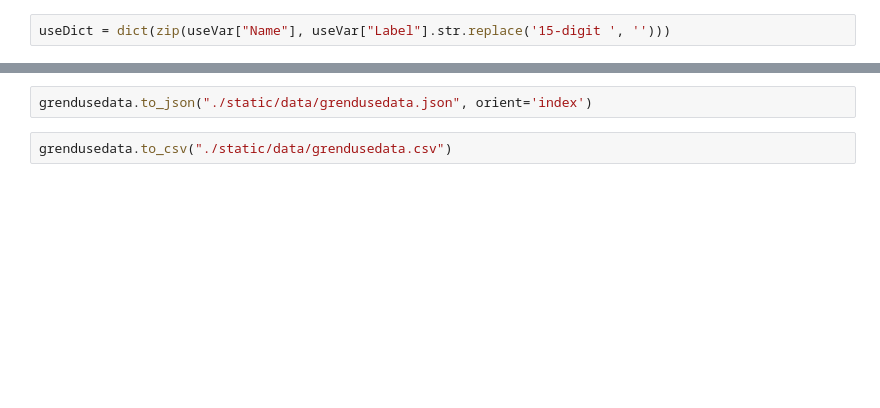
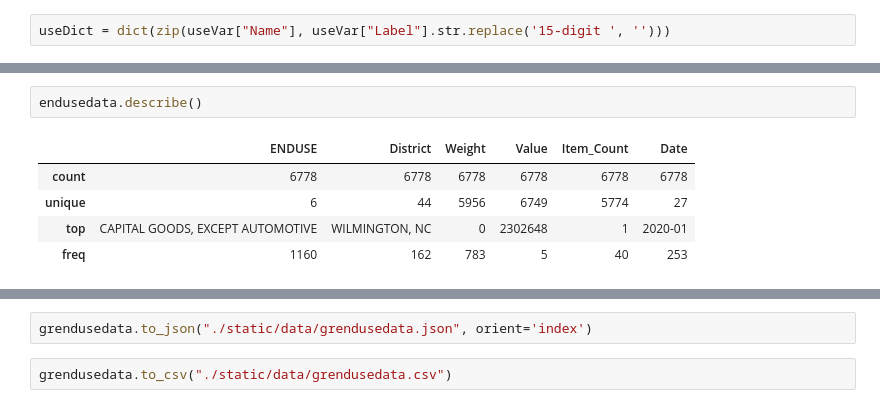
Before and after one commit to naydeenmonzon/Project-2, a Jupyter notebook: US_Census.ipynb, the cells around one changed output, grey strips where cells are left out. Drawn from its saved outputs; the diff is of its cells as text; blank space fills up the shorter version.

```diff
--- a/US_Census.ipynb
+++ b/US_Census.ipynb
@@ -440,3 +539,11 @@ endusedata
+# %%
+endusedata.describe()
+# %% [output]
+|  | ENDUSE | District | Weight | Value | Item_Count | Date |
+| count | 6778 | 6778 | 6778 | 6778 | 6778 | 6778 |
+| unique | 6 | 44 | 5956 | 6749 | 5774 | 27 |
+| top | CAPITAL GOODS, EXCEPT AUTOMOTIVE | WILMINGTON, NC | 0 | 2302648 | 1 | 2020-01 |
+| freq | 1160 | 162 | 783 | 5 | 40 | 253 |
 # %%
 grendusedata = endusedata.pivot(index=["Date","District"], columns=['ENDUSE'], values=['Weight','Value','Item_Count'])
 grendusedata
```
Also changed, not shown: parts of 27 cells of this notebook, 10 other files.
